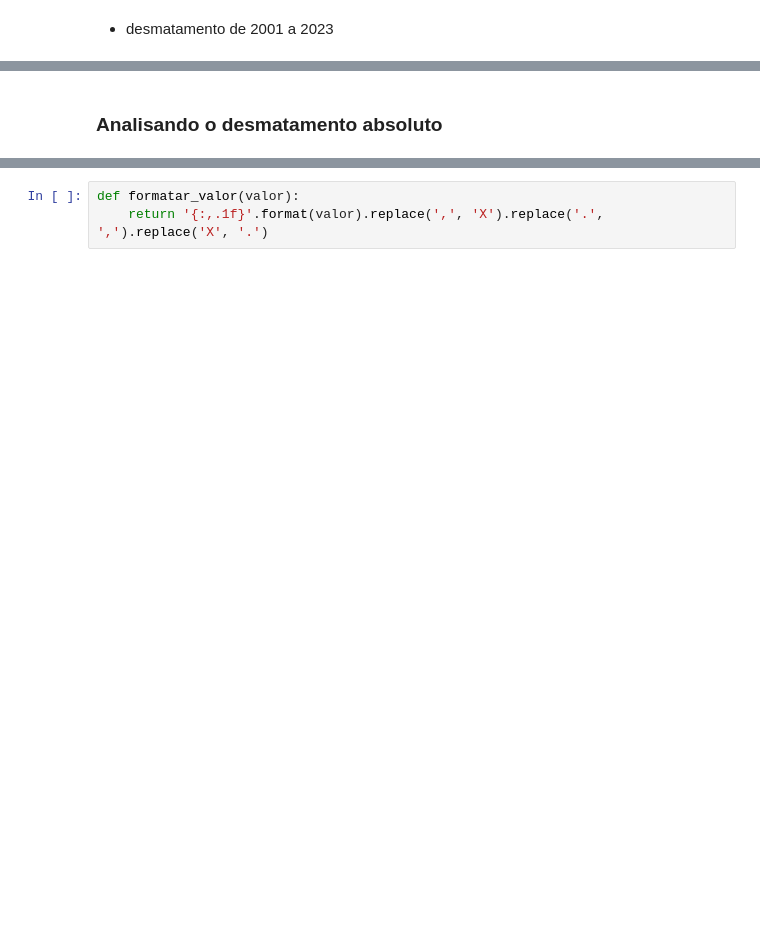
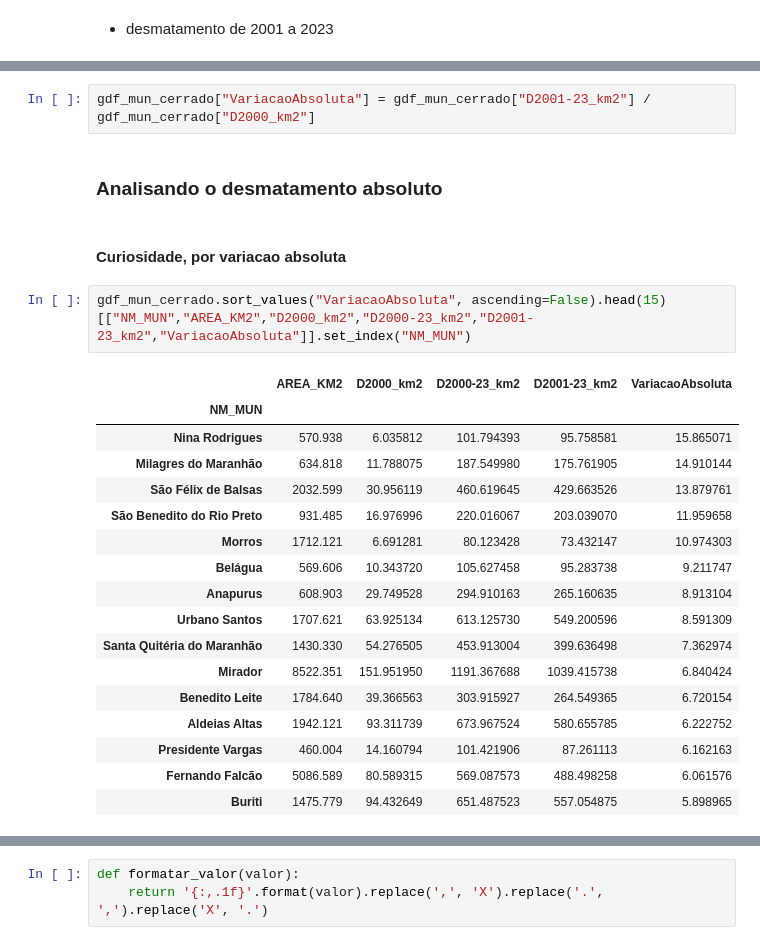
Before and after one commit to LambdaGeo/analise_cerrado_ma, a Jupyter notebook: analise_municipios.ipynb, the cells around one changed output, grey strips where cells are left out. Drawn from its saved outputs; the diff is of its cells as text; blank space fills up the shorter version.

```diff
--- a/analise_municipios.ipynb
+++ b/analise_municipios.ipynb
@@ -267,5 +267,29 @@ gdf_mun_cerrado.head(3)
 | 2100105 | Afonso Cunha | MA | 371.338 | POLYGON ((-43.28145 -4.31924, -43... | 42.515084 | 0.114492 | 93.137045 | 0.250815 | ... |
 | 2100154 | Água Doce do Maranhão | MA | 442.292 | POLYGON ((-42.17657 -2.84415, -42... | 64.003850 | 0.144709 | 168.707853 | 0.381440 | ... |
 | 2100303 | Aldeias Altas | MA | 1942.121 | POLYGON ((-43.36510 -4.64627, -43... | 93.311739 | 0.048046 | 580.655785 | 0.298980 | ... |
+# %%
+gdf_mun_cerrado["VariacaoAbsoluta"] = gdf_mun_cerrado["D2001-23_km2"] / gdf_mun_cerrado["D2000_km2"]
 # %% [markdown]
 ### Analisando o desmatamento absoluto
+# %% [markdown]
+#### Curiosidade, por variacao absoluta
+# %%
+gdf_mun_cerrado.sort_values("VariacaoAbsoluta", ascending=False).head(15)[["NM_MUN","AREA_KM2","D2000_km2","D2000-23_km2","D2001-23_km2","VariacaoAbsoluta"]].set_index("NM_MUN")
+# %% [output]
+|  | AREA_KM2 | D2000_km2 | D2000-23_km2 | D2001-23_km2 | VariacaoAbsoluta |
+| NM_MUN |  |  |  |  |  |
+| Nina Rodrigues | 570.938 | 6.035812 | 101.794393 | 95.758581 | 15.865071 |
+| Milagres do Maranhão | 634.818 | 11.788075 | 187.549980 | 175.761905 | 14.910144 |
+| São Félix de Balsas | 2032.599 | 30.956119 | 460.619645 | 429.663526 | 13.879761 |
+| São Benedito do Rio Preto | 931.485 | 16.976996 | 220.016067 | 203.039070 | 11.959658 |
+| Morros | 1712.121 | 6.691281 | 80.123428 | 73.432147 | 10.974303 |
+| Belágua | 569.606 | 10.343720 | 105.627458 | 95.283738 | 9.211747 |
+| Anapurus | 608.903 | 29.749528 | 294.910163 | 265.160635 | 8.913104 |
+| Urbano Santos | 1707.621 | 63.925134 | 613.125730 | 549.200596 | 8.591309 |
+| Santa Quitéria do Maranhão | 1430.330 | 54.276505 | 453.913004 | 399.636498 | 7.362974 |
+| Mirador | 8522.351 | 151.951950 | 1191.367688 | 1039.415738 | 6.840424 |
+| Benedito Leite | 1784.640 | 39.366563 | 303.915927 | 264.549365 | 6.720154 |
+| Aldeias Altas | 1942.121 | 93.311739 | 673.967524 | 580.655785 | 6.222752 |
+| Presidente Vargas | 460.004 | 14.160794 | 101.421906 | 87.261113 | 6.162163 |
+| Fernando Falcão | 5086.589 | 80.589315 | 569.087573 | 488.498258 | 6.061576 |
+| Buriti | 1475.779 | 94.432649 | 651.487523 | 557.054875 | 5.898965 |
```
Also changed, not shown: parts of 145 cells of this notebook, 2 other files.
